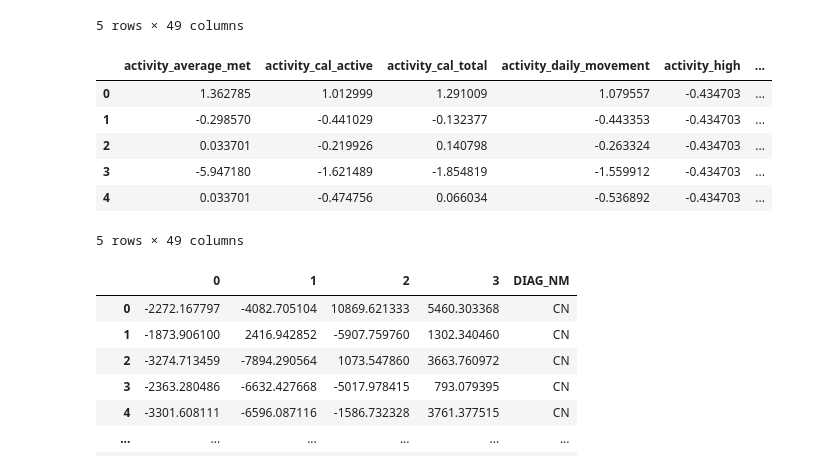
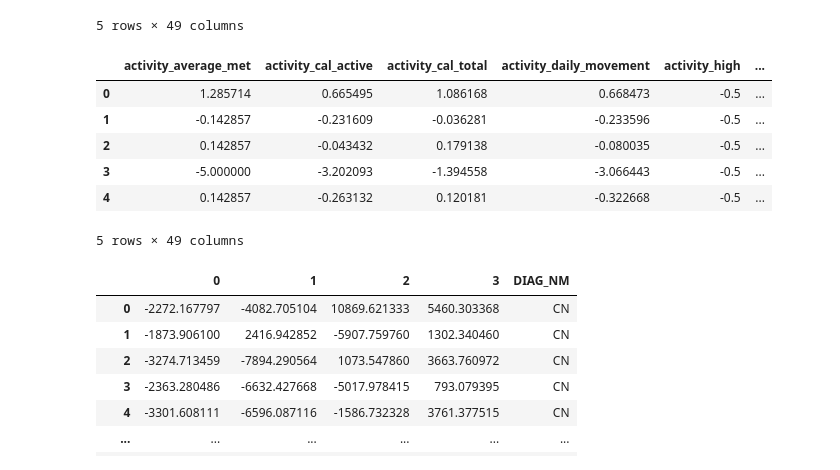
Before and after one commit to NumpyGonHey/Dementia_clf, a Jupyter notebook: dolphin/baseline_experiment.ipynb, the cells around one changed output. Cells and saved outputs as stored; diff of their text form; code cells hidden in the pictures.

```diff
--- a/dolphin/baseline_experiment.ipynb
+++ b/dolphin/baseline_experiment.ipynb
@@ -238,19 +238,19 @@ processed_data.head()
 5 rows × 49 columns
 # %%
 # Scaling
-standardScaler = StandardScaler()
+standardScaler = RobustScaler()
 scaled_data = processed_data.iloc[:, :48].copy()
 scaled_data = pd.DataFrame(standardScaler.fit_transform(scaled_data), columns = scaled_data.columns)
 processed_data.iloc[:, :48]=scaled_data
 
 processed_data.head()
 # %% [output]
 |  | activity_average_met | activity_cal_active | activity_cal_total | activity_daily_movement | activity_high | ... |
-| 0 | 1.362785 | 1.012999 | 1.291009 | 1.079557 | -0.434703 | ... |
-| 1 | -0.298570 | -0.441029 | -0.132377 | -0.443353 | -0.434703 | ... |
-| 2 | 0.033701 | -0.219926 | 0.140798 | -0.263324 | -0.434703 | ... |
-| 3 | -5.947180 | -1.621489 | -1.854819 | -1.559912 | -0.434703 | ... |
-| 4 | 0.033701 | -0.474756 | 0.066034 | -0.536892 | -0.434703 | ... |
+| 0 | 1.285714 | 0.665495 | 1.086168 | 0.668473 | -0.5 | ... |
+| 1 | -0.142857 | -0.231609 | -0.036281 | -0.233596 | -0.5 | ... |
+| 2 | 0.142857 | -0.043432 | 0.179138 | -0.080035 | -0.5 | ... |
+| 3 | -5.000000 | -3.202093 | -1.394558 | -3.066443 | -0.5 | ... |
+| 4 | 0.142857 | -0.263132 | 0.120181 | -0.322668 | -0.5 | ... |
 5 rows × 49 columns
 # %%
 # PCA
```
Also changed, not shown: parts of 37 cells of this notebook, 1 other file.
